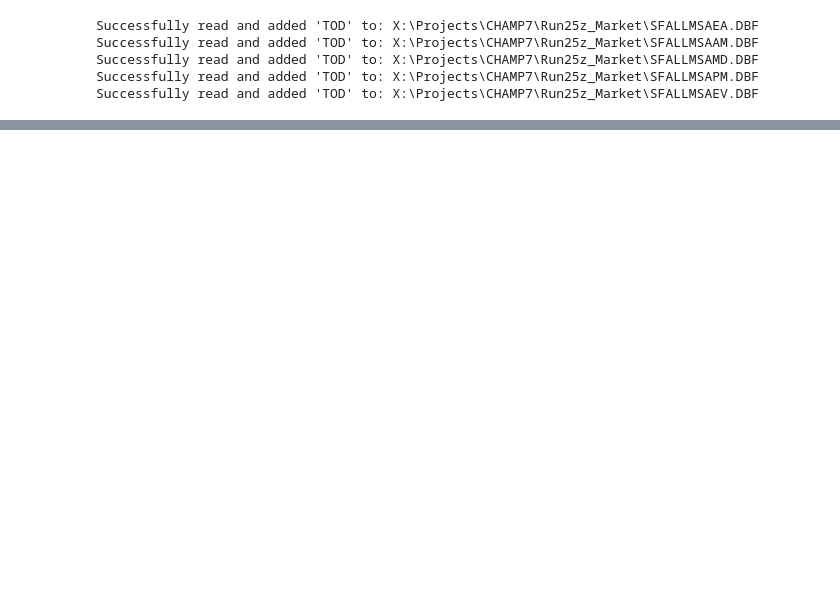
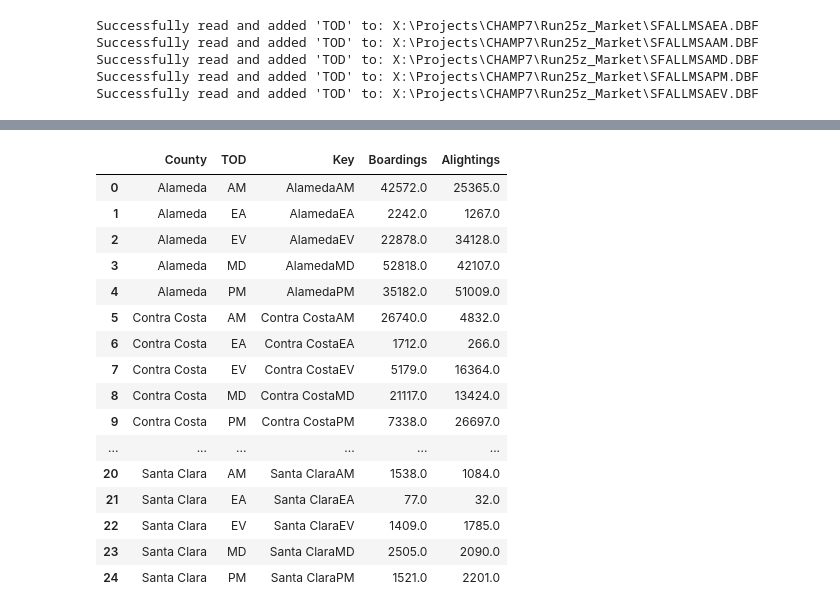
Before and after one commit to sfcta/validation_workbook, a Jupyter notebook: transit/script/test.ipynb, the cells around one changed output, grey strips where cells are left out. Saved outputs shown, nothing was run; the diff lists cells and outputs as text; code cells hidden in the pictures; blank space fills up the shorter version.

```diff
--- a/transit/script/test.ipynb
+++ b/transit/script/test.ipynb
@@ -269,0 +639,21 @@ BART_county
+# %%
+
+with open("transit.toml", "rb") as f:
+    config = tomllib.load(f)
+
+WORKING_FOLDER = output_transit_dir
+OUTPUT_FOLDER = Path(config["directories"]["markdown_output_dir"])
+INPUT_FOLDER = Path(config["directories"]["transit_input_dir"])
+MUNI_output_dir = Path(config["directories"]["MUNI_output_dir"])
+BART_output_dir = Path(config["directories"]["BART_output_dir"])
+Screenline_output_dir = Path(config["directories"]["Screenline_output_dir"])
+observed_BART = INPUT_FOLDER / config["transit"]["observed_BART"]
+observed_BART_county = INPUT_FOLDER / config["transit"]["observed_BART_county"]
+observed_BART_SL = INPUT_FOLDER / config["transit"]["observed_BART_SL"]
+observed_MUNI_Line = INPUT_FOLDER / config["transit"]["observed_MUNI_Line"]
+observed_SL = INPUT_FOLDER / config["transit"]["observed_SL"]
+model_BART = WORKING_FOLDER / config["output"]["model_BART"]
+model_BART_county = WORKING_FOLDER / config["output"]["model_BART_county"]
+model_BART_SL = WORKING_FOLDER / config["output"]["model_BART_SL"]
+model_MUNI_Line = WORKING_FOLDER / config["output"]["model_MUNI_Line"]
+model_SL = WORKING_FOLDER / config["output"]["model_SL"]
@@ -269,0 +825,36 @@ BART_county
+# %%
+obs_BART_county = pd.read_csv(observed_BART_county)
+model_BART_county = pd.read_csv(model_BART_county)
+county_order = ["San Francisco", "San Mateo", "Santa Clara", "Contra Costa", "Alameda", "Total"]
+county_br_day = process_data(
+    obs_BART_county,
+    model_BART_county,
+    None,
+    "County",
+    "Boardings",
+    "County",
+    "left",
+)
+county_br_day["County"] = pd.Categorical(
+    county_br_day["County"], categories=county_order, ordered=True
+)
+# %%
+obs_BART_county
+# %% [output]
+|  | County | TOD | Key | Boardings | Alightings |
+| 0 | Alameda | AM | AlamedaAM | 42572.0 | 25365.0 |
+| 1 | Alameda | EA | AlamedaEA | 2242.0 | 1267.0 |
+| 2 | Alameda | EV | AlamedaEV | 22878.0 | 34128.0 |
+| 3 | Alameda | MD | AlamedaMD | 52818.0 | 42107.0 |
+| 4 | Alameda | PM | AlamedaPM | 35182.0 | 51009.0 |
+| 5 | Contra Costa | AM | Contra CostaAM | 26740.0 | 4832.0 |
+| 6 | Contra Costa | EA | Contra CostaEA | 1712.0 | 266.0 |
+| 7 | Contra Costa | EV | Contra CostaEV | 5179.0 | 16364.0 |
+| 8 | Contra Costa | MD | Contra CostaMD | 21117.0 | 13424.0 |
+| 9 | Contra Costa | PM | Contra CostaPM | 7338.0 | 26697.0 |
+| ... | ... | ... | ... | ... | ... |
+| 20 | Santa Clara | AM | Santa ClaraAM | 1538.0 | 1084.0 |
+| 21 | Santa Clara | EA | Santa ClaraEA | 77.0 | 32.0 |
+| 22 | Santa Clara | EV | Santa ClaraEV | 1409.0 | 1785.0 |
+| 23 | Santa Clara | MD | Santa ClaraMD | 2505.0 | 2090.0 |
+| 24 | Santa Clara | PM | Santa ClaraPM | 1521.0 | 2201.0 |
```
Also changed, not shown: parts of 30 cells of this notebook, 6 other files.
